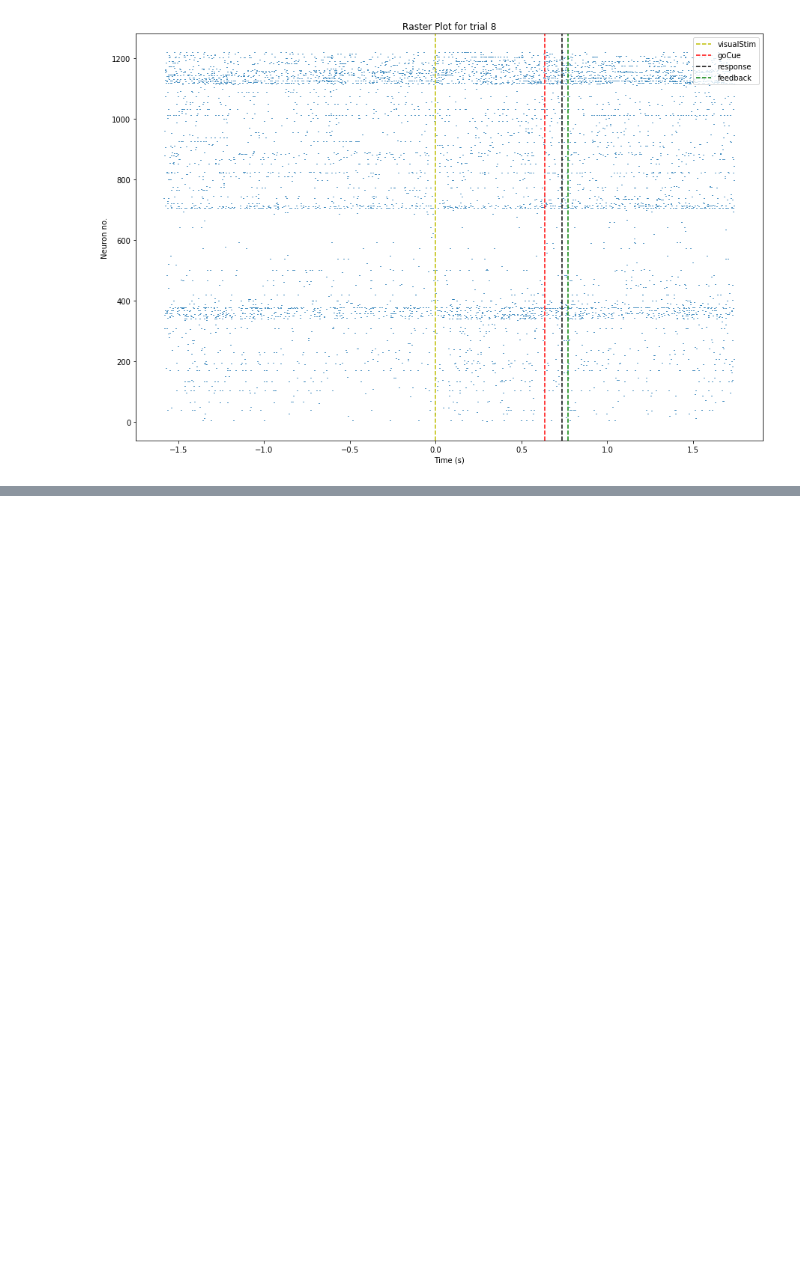
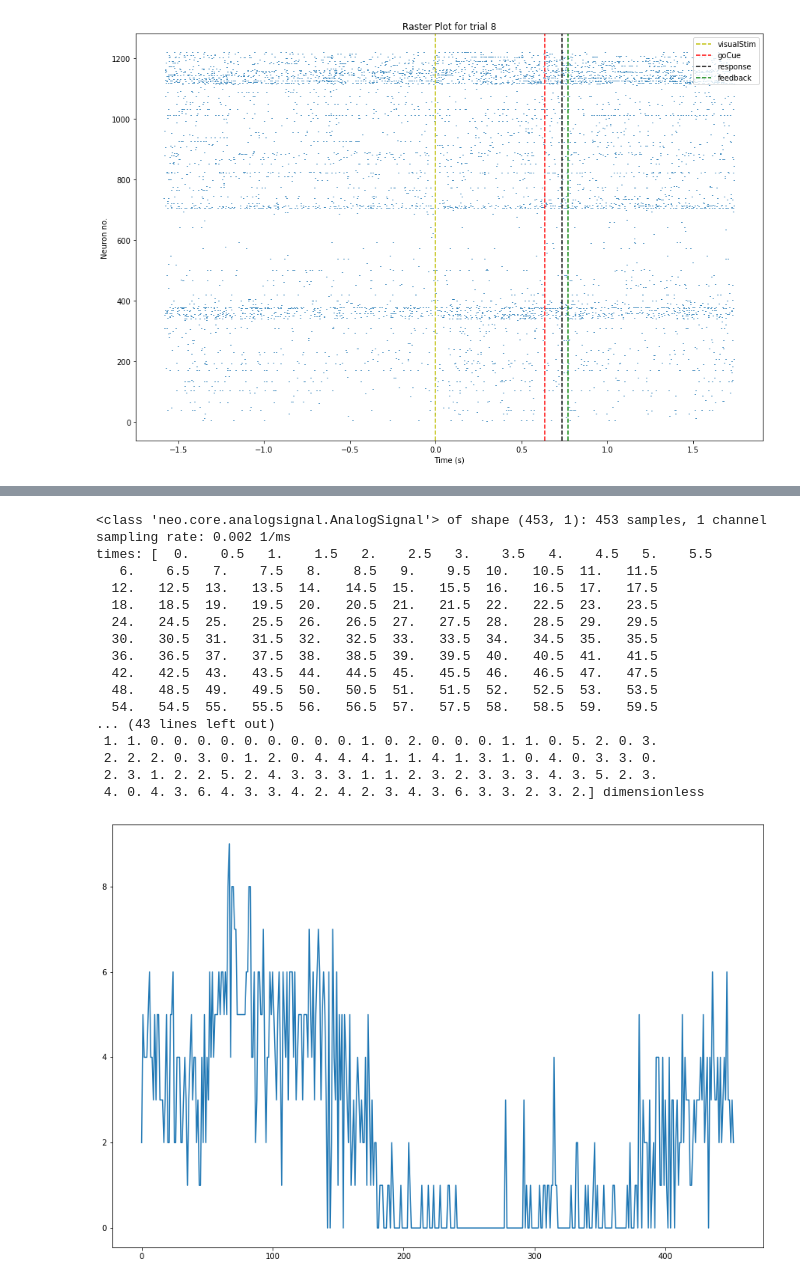
Before and after one commit to tipsyfermion/NMA_Mapping_Brain_Networks_2020, a Jupyter notebook: code/prelimDataTests.ipynb, the cells around one changed output, grey strips where cells are left out. Drawn from its saved outputs; the diff is of its cells as text; code cells hidden in the pictures; blank space fills up the shorter version.

```diff
--- a/code/prelimDataTests.ipynb
+++ b/code/prelimDataTests.ipynb
@@ -107,0 +147,28 @@ array([63.62583906, 73.98820023])
+# %%
+histogram_count = time_histogram([spike_1], 500*ms)
+# %%
+print(type(histogram_count), f"of shape {histogram_count.shape}: {histogram_count.shape[0]} samples, {histogram_count.shape[1]} channel")
+print('sampling rate:', histogram_count.sampling_rate)
+print('times:', histogram_count.times)
+print('counts:', histogram_count.T[0])
+plt.plot(histogram_count)
+plt.show()
+# %% [output]
+<class 'neo.core.analogsignal.AnalogSignal'> of shape (453, 1): 453 samples, 1 channel
+sampling rate: 0.002 1/ms
+times: [  0.    0.5   1.    1.5   2.    2.5   3.    3.5   4.    4.5   5.    5.5
+   6.    6.5   7.    7.5   8.    8.5   9.    9.5  10.   10.5  11.   11.5
+  12.   12.5  13.   13.5  14.   14.5  15.   15.5  16.   16.5  17.   17.5
+  18.   18.5  19.   19.5  20.   20.5  21.   21.5  22.   22.5  23.   23.5
+  24.   24.5  25.   25.5  26.   26.5  27.   27.5  28.   28.5  29.   29.5
+  30.   30.5  31.   31.5  32.   32.5  33.   33.5  34.   34.5  35.   35.5
+  36.   36.5  37.   37.5  38.   38.5  39.   39.5  40.   40.5  41.   41.5
+  42.   42.5  43.   43.5  44.   44.5  45.   45.5  46.   46.5  47.   47.5
+  48.   48.5  49.   49.5  50.   50.5  51.   51.5  52.   52.5  53.   53.5
+  54.   54.5  55.   55.5  56.   56.5  57.   57.5  58.   58.5  59.   59.5
+... (43 lines left out)
+ 1. 1. 0. 0. 0. 0. 0. 0. 0. 0. 0. 1. 0. 2. 0. 0. 0. 1. 1. 0. 5. 2. 0. 3.
+ 2. 2. 2. 0. 3. 0. 1. 2. 0. 4. 4. 4. 1. 1. 4. 1. 3. 1. 0. 4. 0. 3. 3. 0.
+ 2. 3. 1. 2. 2. 5. 2. 4. 3. 3. 3. 1. 1. 2. 3. 2. 3. 3. 3. 4. 3. 5. 2. 3.
+ 4. 0. 4. 3. 6. 4. 3. 3. 4. 2. 4. 2. 3. 4. 3. 6. 3. 3. 2. 3. 2.] dimensionless
+[figure, added]
```
Also changed, not shown: parts of 21 cells of this notebook.
